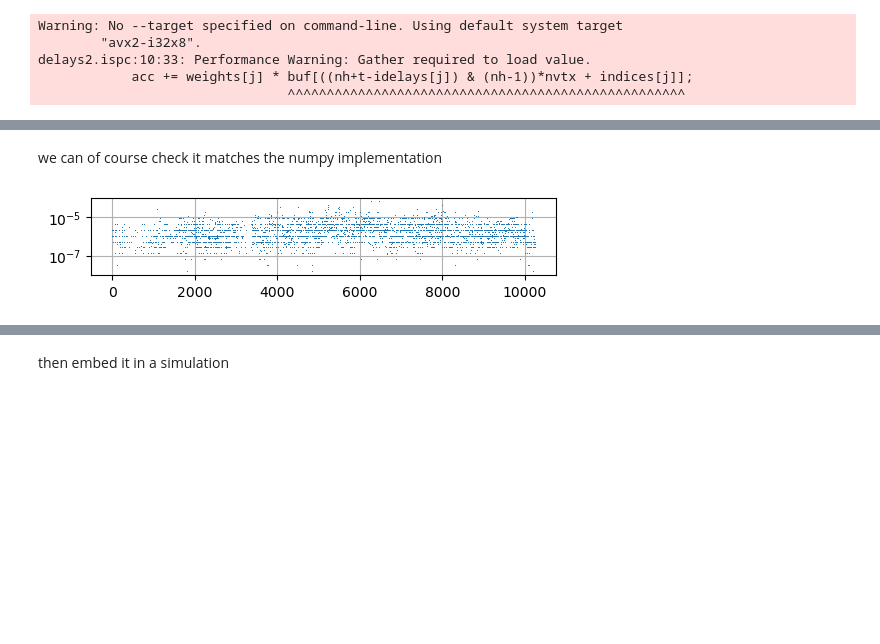
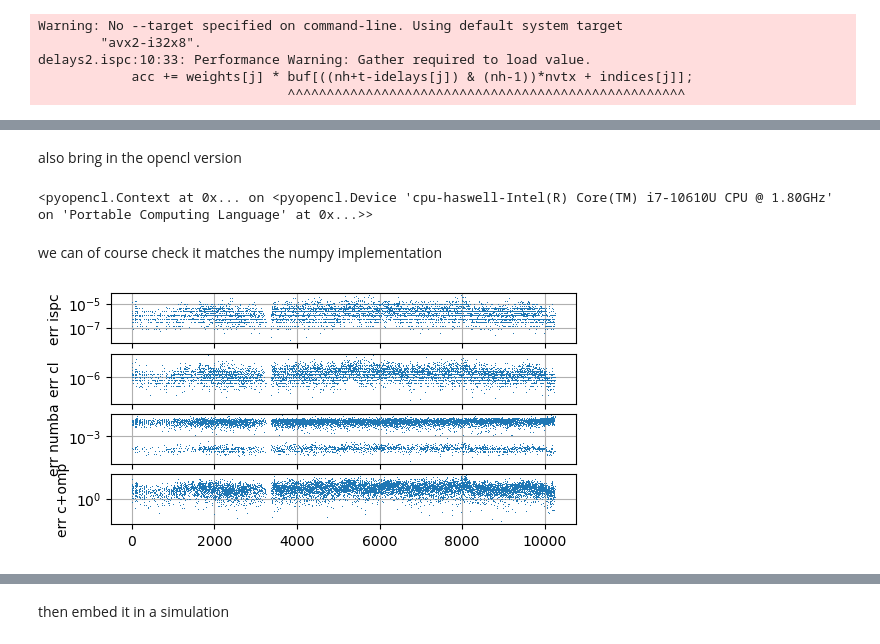
Before and after one commit to maedoc/popcorn, a Jupyter notebook: mpr-sim2.ipynb, the cells around one changed output, grey strips where cells are left out. Cells and saved outputs as stored; diff of their text form; code cells hidden in the pictures; blank space fills up the shorter version.

```diff
--- a/mpr-sim2.ipynb
+++ b/mpr-sim2.ipynb
@@ -70,9 +98,9 @@ assert iL.min() > 0, 'min delay not greater than zero*dt'
 # max delay determines buffer size
 print((nh_r) * nvtx * num_sims * 4 >> 20, 'mb buf size')
 
-r, cr = np.zeros((2, nvtx, num_sims), 'f')
+r, cr = np.zeros((2, nvtx), 'f')
 # alloc delay buffers
-rbuf = np.zeros((nh_r, nvtx, num_sims), 'f')
+rbuf = np.zeros((nh_r, nvtx), 'f')
 rbuf.shape
 # %% [output]
 10 mb buf size
@@ -146,14 +228,47 @@ this is considerably faster (20x on my i5 laptop)
+# %% [markdown]
+also bring in the opencl version
+# %%
+from clutils import Util as CLUtil
+cl = CLUtil()
+cl.load_kernel('./delays.opencl.c', 'delays_batched', N=32, B=1)
+cl.move_csr(W=W)
+cl.move(iL=iL)
+cl.init_vectors('cr', (nvtx, num_sims))
+cl.init_vectors('rbuf', (nh_r, nvtx, num_sims))
+# %% [output]
+<pyopencl.Context at 0x... on <pyopencl.Device 'cpu-haswell-Intel(R) Core(TM) i7-10610U CPU @ 1.80GHz' on 'Portable Computing Language' at 0x...>>
 # %% [markdown]
 we can of course check it matches the numpy implementation
+# %%
+rbuf[:] = np.random.randn(*rbuf.shape)
+t = 120
+cr[:] = 0.0
+numpy_delays(rbuf, nh_r, t, iL, W.indices, W.data, W.indptr, cr)
+
+# ispc
+cr2 = np.zeros_like(cr)
+lib.delays(512, nv, nh_r, t, cr2, rbuf, W.data, iL, W.indices, W.indptr)
+
+# cl
+cl.move(rbuf=rbuf)
+cl.delays_batched(
+    cl.queue, (nvtx, 1), (1, 1),
+    np.int32(nvtx), np.int32(nh_r), np.int32(t),
+    cl.cr.data, cl.rbuf.data, cl.W_data.data, cl.iL.data, cl.W_indices.data, cl.W_indptr.data).wait()
+
+# numba
+cr3 = np.zeros_like(cr2)
+numba_delays2(rbuf, nh_r, t, iL, W.indices, W.data, W.indptr, cr3)
+
+# c+omp
+rbuf2 = rbuf.T.copy()
+cr4 = np.zeros_like(cr2)
+lib2.delays(nv, nh_r, t, cr4, rbuf2, W.data, iL, W.indices, W.indptr)
 # %%
-rbuf[:] = np.random.randn(*rbuf.shape)
-t = 120
-cr[:] = 0.0
-numpy_delays(rbuf, nh_r, t, iL, W.indices, W.data, W.indptr, cr)
-
-cr2 = np.zeros_like(cr)
-lib.delays(512, nv, nh_r, t, cr2, rbuf, W.data, iL, W.indices, W.indptr)
-
-figure(figsize=(6, 1)); semilogy(cr - cr2, ','); grid(1)
+figure(figsize=(6, 3));
+subplot(411); semilogy(np.abs(cr - cr2), ','); grid(1); ylabel('err ispc')
+subplot(412); semilogy(np.abs(cr - cl.cr.get()[:,0]), ','); grid(1); ylabel('err cl');
+subplot(413); semilogy(np.abs(cr - cr3), ','); grid(1); ylabel('err numba');
+subplot(414); semilogy(np.abs(cr - cr4), ','); grid(1); ylabel('err c+omp');
 # %% [output]
-[figure, old version]
+[figure, new version]
```
Also changed, not shown: parts of 16 cells of this notebook, 8 other files.
